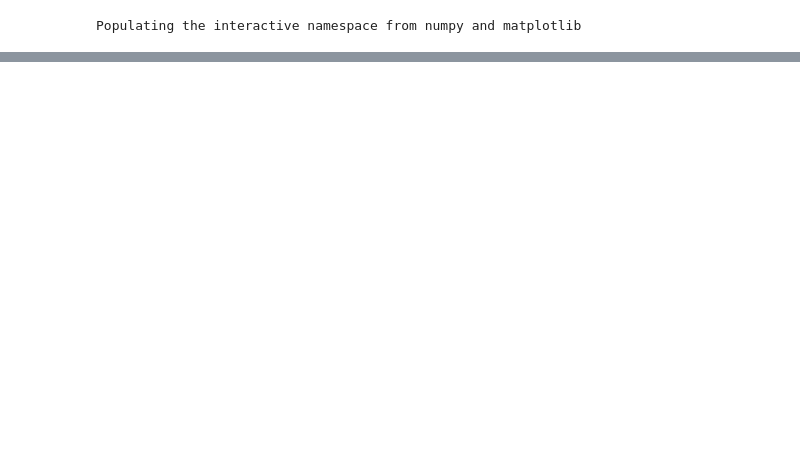
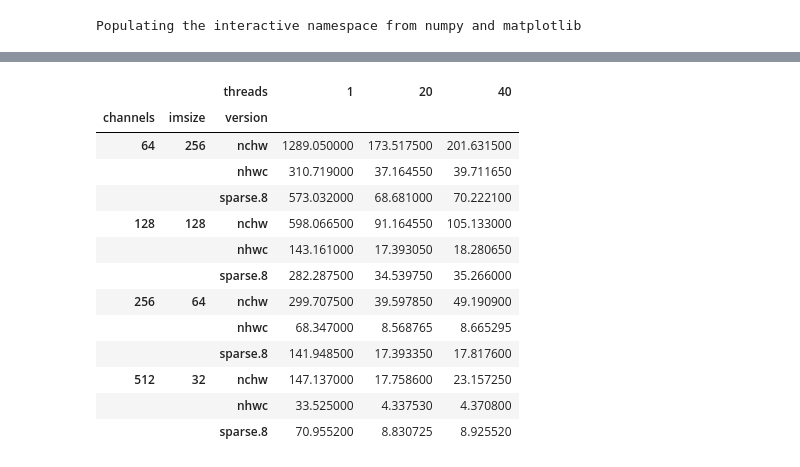
Before and after one commit to Tantalus13A98B5F/convbench, a Jupyter notebook: resnet50_conv3x3/onednn/dataproc.ipynb, the cells around one changed output, grey strips where cells are left out. Saved outputs shown, nothing was run; the diff lists cells and outputs as text; code cells hidden in the pictures; blank space fills up the shorter version.

```diff
--- a/resnet50_conv3x3/onednn/dataproc.ipynb
+++ b/resnet50_conv3x3/onednn/dataproc.ipynb
@@ -54,0 +53,18 @@ df2.groupby(['channels', 'imsize', 'version', 'threads']) \
+# %%
+out2 = agg['convert', 'median'].unstack('threads')
+out2.style.background_gradient(cmap='Greens')
+# %% [output]
+|  |  | threads | 1 | 20 | 40 |
+| channels | imsize | version |  |  |  |
+| 64 | 256 | nchw | 1289.050000 | 173.517500 | 201.631500 |
+|  |  | nhwc | 310.719000 | 37.164550 | 39.711650 |
+|  |  | sparse.8 | 573.032000 | 68.681000 | 70.222100 |
+| 128 | 128 | nchw | 598.066500 | 91.164550 | 105.133000 |
+|  |  | nhwc | 143.161000 | 17.393050 | 18.280650 |
+|  |  | sparse.8 | 282.287500 | 34.539750 | 35.266000 |
+| 256 | 64 | nchw | 299.707500 | 39.597850 | 49.190900 |
+|  |  | nhwc | 68.347000 | 8.568765 | 8.665295 |
+|  |  | sparse.8 | 141.948500 | 17.393350 | 17.817600 |
+| 512 | 32 | nchw | 147.137000 | 17.758600 | 23.157250 |
+|  |  | nhwc | 33.525000 | 4.337530 | 4.370800 |
+|  |  | sparse.8 | 70.955200 | 8.830725 | 8.925520 |
```
Also changed, not shown: parts of 2 cells of this notebook.
